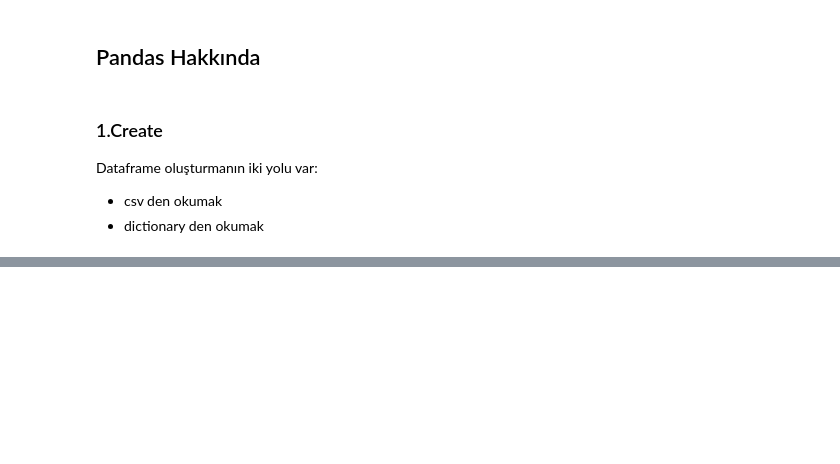
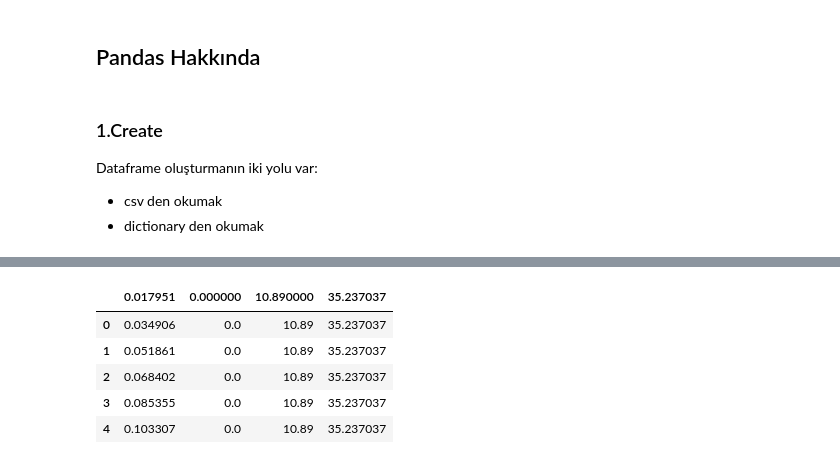
Before and after one commit to ismailcakmak/ml-workbook, a Jupyter notebook: worksheet.ipynb, the cells around one changed output, grey strips where cells are left out. Cells and saved outputs as stored; diff of their text form; code cells hidden in the pictures; blank space fills up the shorter version.

```diff
--- a/worksheet.ipynb
+++ b/worksheet.ipynb
@@ -449,0 +448,9 @@ NameError: name 'pd' is not defined
+# %%
+df.head()  #parametre passlemeden kullanınca ilk 5 row u verir
+# %% [output]
+|  | 0.017951 | 0.000000 | 10.890000 | 35.237037 |
+| 0 | 0.034906 | 0.0 | 10.89 | 35.237037 |
+| 1 | 0.051861 | 0.0 | 10.89 | 35.237037 |
+| 2 | 0.068402 | 0.0 | 10.89 | 35.237037 |
+| 3 | 0.085355 | 0.0 | 10.89 | 35.237037 |
+| 4 | 0.103307 | 0.0 | 10.89 | 35.237037 |
```
Also changed, not shown: parts of 15 cells of this notebook, 3 other files.
